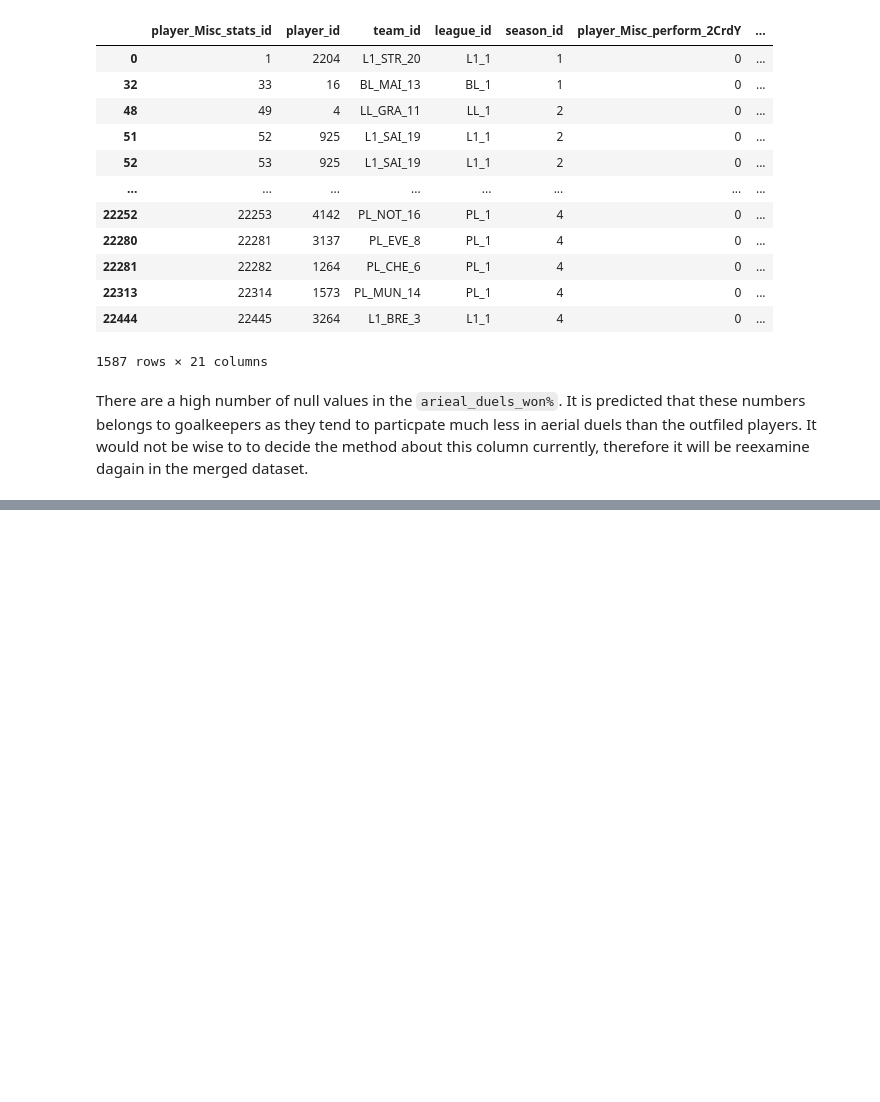
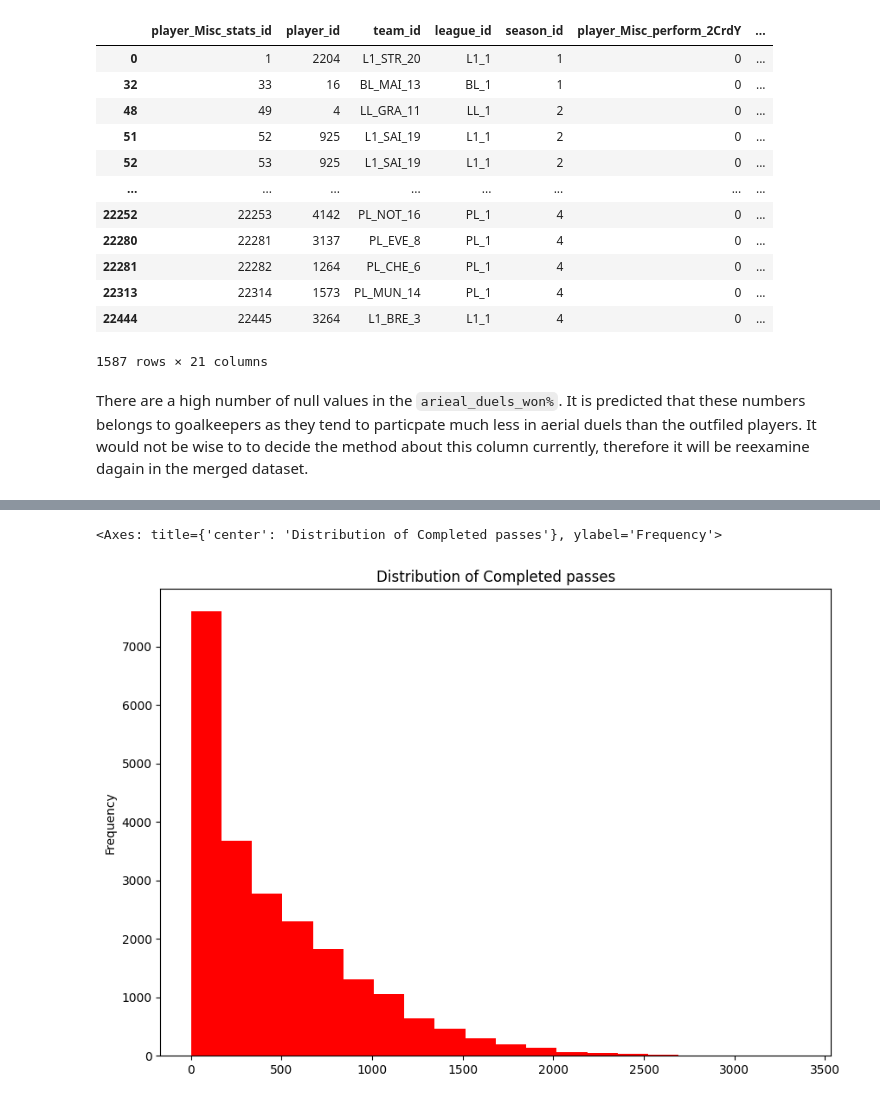
Before and after one commit to sanyi1998/Sandor_Varsanyi_CAPB352_BDA_Project_2025, a Jupyter notebook: Sandor_Varsanyi_CAPB352_final_project.ipynb, the cells around one changed output, grey strips where cells are left out. Drawn from its saved outputs; the diff is of its cells as text; code cells hidden in the pictures; blank space fills up the shorter version.

```diff
--- a/Sandor_Varsanyi_CAPB352_final_project.ipynb
+++ b/Sandor_Varsanyi_CAPB352_final_project.ipynb
@@ -985,0 +1447,3 @@ There are a high number of null values in the `arieal_duels_won%`. It is predict
+# %%
+#Delete rows, which are containing either 0 or NaN
+df_player_passing = df_player_passing[df_player_passing[id_cols].notna().all(axis=1) & (df_player_passing[id_cols] != 0).all(axis=1)]
@@ -985,0 +1523,4 @@ There are a high number of null values in the `arieal_duels_won%`. It is predict
+# %%
+# replace NaN with zeros
+Cmp_cols = ['player_total_passes_Cmp%_new', 'player_short_passes_Cmp%_new', 'player_medium_passes_Cmp%_new', 'player_long_passes_Cmp%_new']
+df_player_passing[Cmp_cols] = df_player_passing[Cmp_cols].fillna(0)
@@ -985,0 +1551,16 @@ There are a high number of null values in the `arieal_duels_won%`. It is predict
+# %%
+# Except the CMP% and team and league_id columns, all tohetr columns should be converted to integers
+
+passing_icols = ['player_id', 'player_total_passes_Cmp', 'player_total_passes_Att', 'player_total_passes_PrgDist',
+       'player_total_passes_TotDist', 'player_short_passes_Cmp',
+       'player_short_passes_Att', 'player_medium_passes_Cmp', 'player_medium_passes_Att', 'player_long_passes_Cmp', 'player_long_passes_Att',
+       'player_passes_CrsPA', 'player_passes_into_finalthird',
+       'player_passes_KP', 'player_passes_PPA', 'player_passes_PrgP']
+
+df_player_passing[passing_icols] = df_player_passing[passing_icols].astype(int)
+
+if df_player_passing['player_id'].dtype == "int64" or str(df_player_passing["player_id"].dtype).startswith("Int"):
+  print(f"Conversion was successful. 'player_id' is now {df_player_passing["player_id"].dtype}")
+
+else:
+  print ("Conversion failed")
@@ -985,0 +1604,5 @@ There are a high number of null values in the `arieal_duels_won%`. It is predict
+# %%
+df_player_passing['player_total_passes_Cmp'].plot (kind='hist', bins=20, figsize=(10,7), title='Distribution of Completed passes', color= 'red')
+# %% [output]
+<Axes: title={'center': 'Distribution of Completed passes'}, ylabel='Frequency'>
+[figure, added]
```
Also changed, not shown: parts of 82 cells of this notebook.
